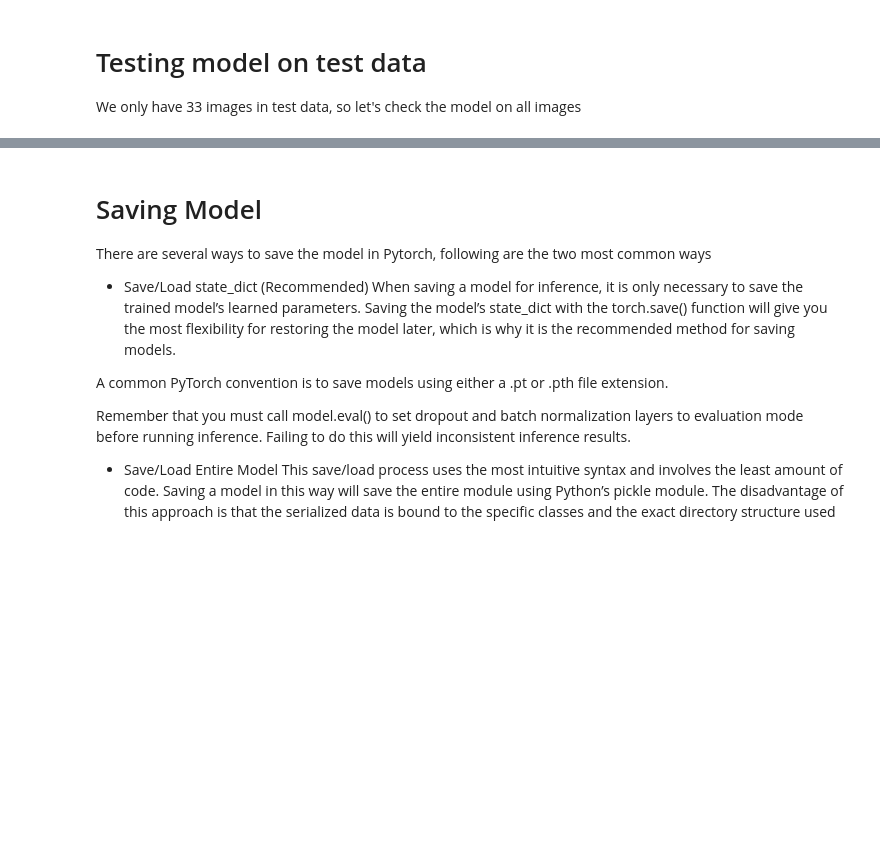
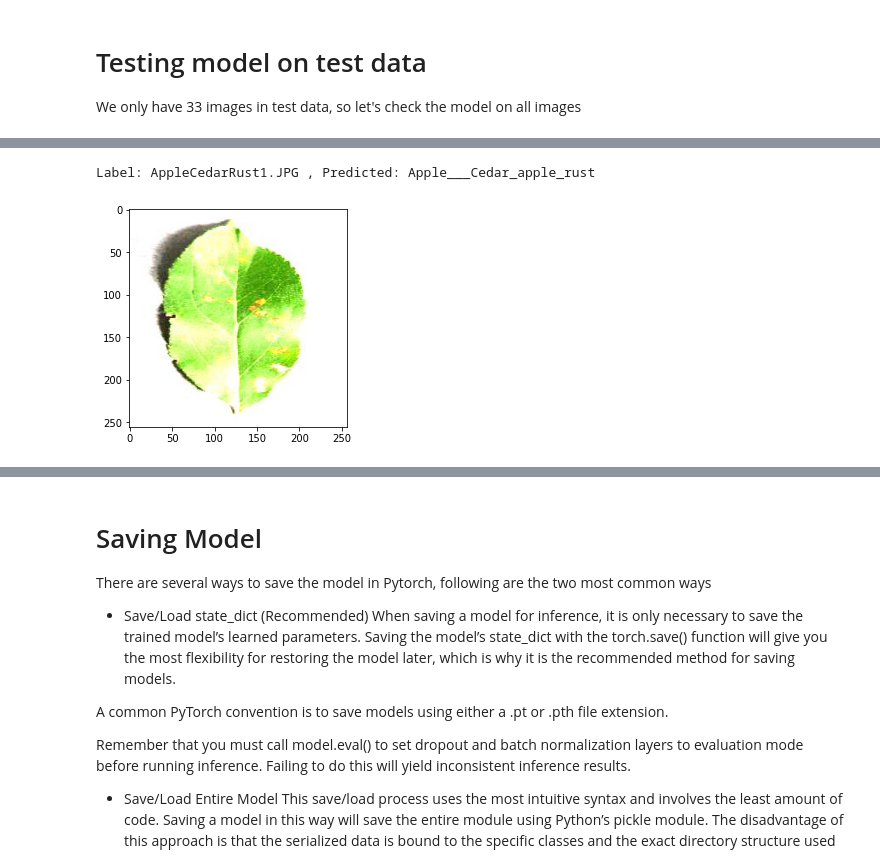
Before and after one commit to humdrumdev/p_protect, a Jupyter notebook: classificationModel.ipynb, the cells around one changed output, grey strips where cells are left out. Cells and saved outputs as stored; diff of their text form; code cells hidden in the pictures; blank space fills up the shorter version.

Commit message:
first model ready

```diff
--- a/classificationModel.ipynb
+++ b/classificationModel.ipynb
@@ -555,7 +552,7 @@ plot_lrs(history)
 
 We only have 33 images in test data, so let's check the model on all images
 # %%
-test_dir = "new-plant-diseases-dataset/test"
+test_dir = "New Plant Diseases Dataset(Augmented)/test"
 test = ImageFolder(test_dir, transform=transforms.ToTensor())
 # since images in test folder are in alphabetical order
 test_images = sorted(os.listdir(test_dir + '/test'))
@@ -578,9 +593,17 @@ def predict_image(img, model):
     return train.classes[preds[0].item()]
 # %%
 # predicting first image
+PATH2 = './plant-disease-model-complete.pth'
+# torch.save(model, PATH2)
+# model.eval()
+model = torch.load(PATH2, map_location=torch.device('cpu'))
+model.eval()
 img, label = test[0]
 plt.imshow(img.permute(1, 2, 0))
 print('Label:', test_images[0], ', Predicted:', predict_image(img, model))
+# %% [output]
+Label: AppleCedarRust1.JPG , Predicted: Apple___Cedar_apple_rust
+[figure, added]
 # %%
 # getting all predictions (actual label vs predicted)
 for i, (img, label) in enumerate(test):
```
Also changed, not shown: parts of 8 cells of this notebook, 4 other files.
